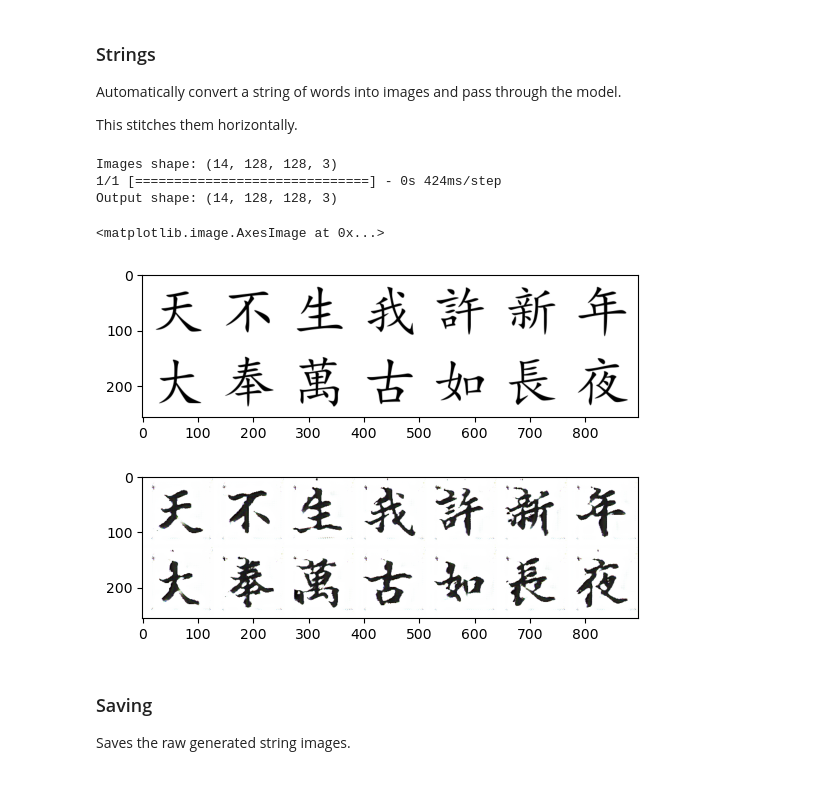
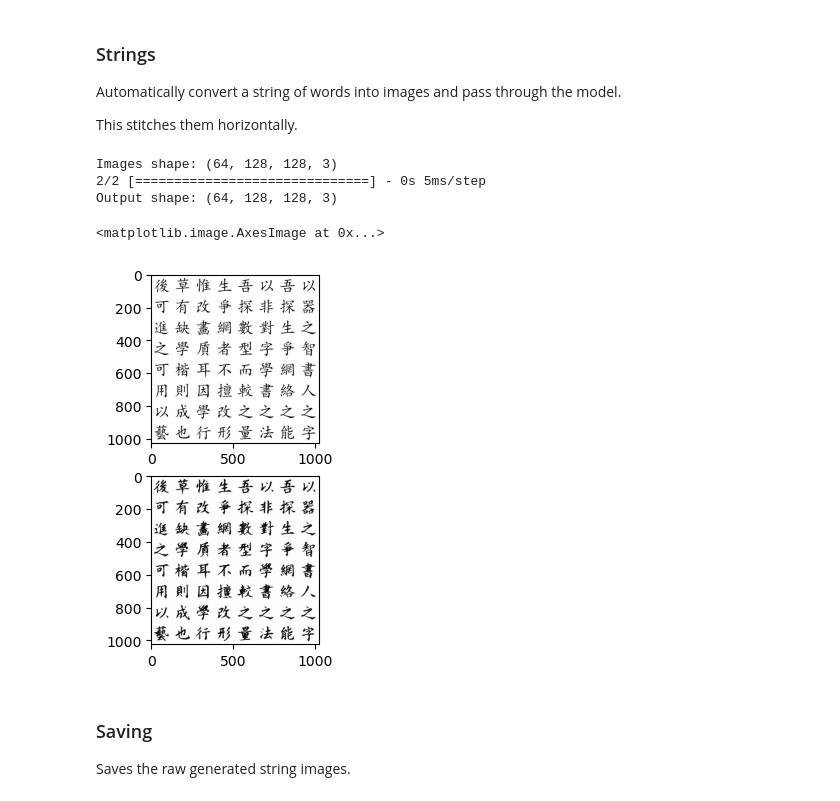
Before and after one commit to Adrakaris/cyclegans, a Jupyter notebook: predict.ipynb, the cells around one changed output. Saved outputs shown, nothing was run; the diff lists cells and outputs as text; code cells hidden in the pictures.

```diff
--- a/predict.ipynb
+++ b/predict.ipynb
@@ -25,12 +25,16 @@ from loader import KindaLoadEverything, Sampler, Loader
 import absl.logging
 absl.logging.set_verbosity(absl.logging.ERROR)
 
-gan = CycleGan(genType=GenType.HCDENS)
+gan = CycleGan(genType=GenType.UNET)
+# gan = CycleGan(genType=GenType.HCDENS)
 
 # gan.loadCombinedFromCheckpoint("./run/0003/weights/weights-40.h5")  # pretty decent looking, if rough
-# gan.loadCombinedFromCheckpoint("./run/0004/weights/weights-21.h5")  # decent looking, and better
+gan.loadCombinedFromCheckpoint("./run/0004/weights/weights-21.h5")  # decent looking, and better
+# gan.loadCombinedFromCheckpoint("./run/0003/weights/weights-40.h5")
 # gan.loadCombinedFromCheckpoint("./run/0005-RESNET/weights/weights-5.h5")  # slightly less good
 # gan.loadCombinedFromCheckpoint("./run/0005-RESNET/weights/weights-65.h5")
 # gan.loadCombinedFromCheckpoint("./run/0010-DEFORM-DENS/weights/weights-60.h5")
 # gan.loadCombinedFromCheckpoint("./run/0012-DENS/weights/weights-72.h5")
-gan.loadCombinedFromCheckpoint("./run/0017-DENSENET-MSLE/weights/weights-80.h5")
+# gan.loadCombinedFromCheckpoint("./run/0017-DENSENET-MSLE/weights/weights-80.h5")
+# gan.loadCombinedFromCheckpoint("./run/0017-DENSENET-MSLE/weights/weights.h5")
+# gan.loadCombinedFromCheckpoint("./run/0010-DEFORM-DENS/weights/weights-60.h5")
@@ -92,33 +100,45 @@ This stitches them horizontally.
 # %%
 
 sampler = Sampler("./data/simkai.ttf")
 # sampler = Sampler("./data/fangzheng.ttf")
 # sampler = Sampler("./data/notoserif-korean.otf")
 # sampler = Sampler("./data/comicsans.TTF")
 
-SUTRINGU = "天不生我許新年大奉萬古如長夜"
+# SUTRINGU = "天不生我許新年大奉萬古如長夜"
 # SUTRINGU = "床前明月光疑是地上霜舉頭望明月低頭思故鄉"
 # SUTRINGU = "床前明月光李白爬上床看见X光，裤子掉光光"
 # SUTRINGU = "三更燈火五更鷄正是男兒讀書時黑髮不知勤學早白首方悔讀書遲"
 # SUTRINGU = "Hello World"
 # SUTRINGU = "序言"
+"""
+以器之智書人之字
+吾探生爭網絡之能
+以非對字學書之法
+吾探數型而較之量
+生爭網者不擅改形
+惟改畵貭耳因學行
+草有缺學楷則成也
+後可進之可用以藝
+"""
 
-COLUMNS = 7
+SUTRINGU = "以器之智書人之字吾探生爭網絡之能以非對字學書之法吾探數型而較之量生爭網者不擅改形惟改畵貭耳因學行草有缺學楷則成也後可進之可用以藝"
+
+COLUMNS = 8
 
 original = np.array(sampler.generateImages(SUTRINGU, shrink=30))
-originalStitched = sampler.stitchImages(original, columns=COLUMNS)
+originalStitched = sampler.stitchImagesVert(original, columns=COLUMNS)
 converted = gan.predict(sampler, SUTRINGU)
-stitched = sampler.stitchImages(converted, columns=COLUMNS)
+stitched = sampler.stitchImagesVert(converted, columns=COLUMNS)
 
 fig, ax = plt.subplots(2,1)
 ax[0].imshow(originalStitched)
 ax[1].imshow(stitched)
 # %% [output]
-Images shape: (14, 128, 128, 3)
-1/1 [==============================] - 0s 424ms/step
-Output shape: (14, 128, 128, 3)
+Images shape: (64, 128, 128, 3)
+2/2 [==============================] - 0s 5ms/step
+Output shape: (64, 128, 128, 3)
 <matplotlib.image.AxesImage at 0x...>
-[figure, old version]
+[figure, new version]
 # %% [markdown]
 ### Saving
 
```
Also changed, not shown: parts of 2 cells of this notebook, 20 other files.
